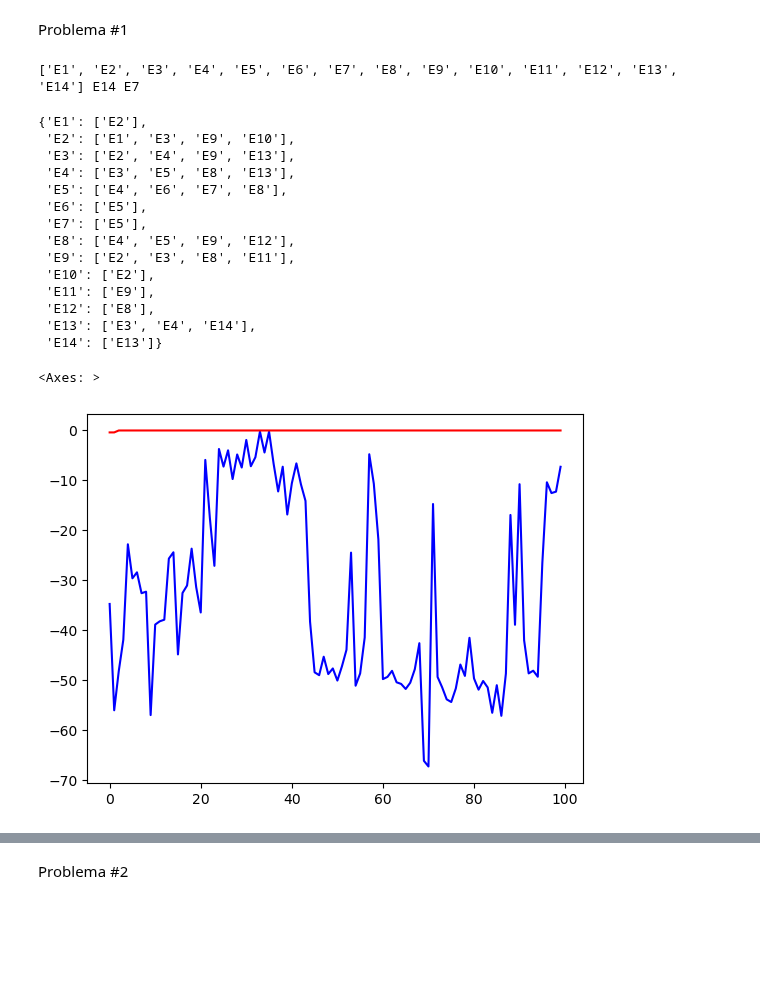
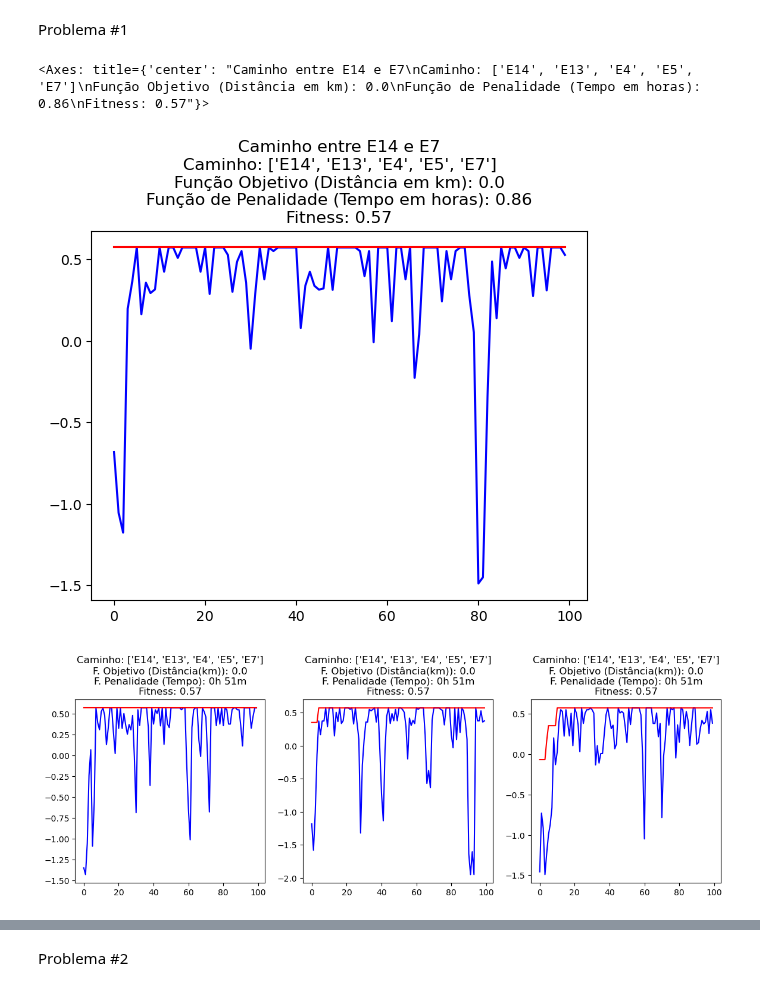
Before and after one commit to ThiagoBrandenburg/Implementacoes-IA, a Jupyter notebook: AlgoritmoGenetico/nb_metro.ipynb, the cells around one changed output, grey strips where cells are left out. Cells and saved outputs as stored; diff of their text form; code cells hidden in the pictures; blank space fills up the shorter version.

```diff
--- a/AlgoritmoGenetico/nb_metro.ipynb
+++ b/AlgoritmoGenetico/nb_metro.ipynb
@@ -13,30 +17,23 @@ from scripts.problems import MetroNew
 # %% [markdown]
 Problema #1
 # %%
-config = Leitor().loadJson('data/metroNew1.json')
+config1 = Leitor().loadJson('data/metroNew1.json')
+config2 = Leitor().loadJson('data/metroNew2.json')
 problem = MetroNew()
-ambiente = Ambiente(config, problem)
-problem.neighboors
-# %% [output]
-['E1', 'E2', 'E3', 'E4', 'E5', 'E6', 'E7', 'E8', 'E9', 'E10', 'E11', 'E12', 'E13', 'E14'] E14 E7
-{'E1': ['E2'],
- 'E2': ['E1', 'E3', 'E9', 'E10'],
- 'E3': ['E2', 'E4', 'E9', 'E13'],
- 'E4': ['E3', 'E5', 'E8', 'E13'],
- 'E5': ['E4', 'E6', 'E7', 'E8'],
- 'E6': ['E5'],
- 'E7': ['E5'],
- 'E8': ['E4', 'E5', 'E9', 'E12'],
- 'E9': ['E2', 'E3', 'E8', 'E11'],
- 'E10': ['E2'],
- 'E11': ['E9'],
- 'E12': ['E8'],
- 'E13': ['E3', 'E4', 'E14'],
- 'E14': ['E13']}
-# %%
-ambiente.run()
-sns.lineplot(ambiente.results_mean,color='Blue')
-sns.lineplot(ambiente.results_best,color='Red')
-# %% [output]
-<Axes: >
-[figure, removed]
+# %%
+ambiente1 = Ambiente(config1, problem)
+ambiente1.run()
+melhor = problem.decode(ambiente1.elite_population[0])
+title = (
+    'Caminho entre E14 e E7\n'
+    'Caminho: ' + str(melhor) +  '\n' +
+    'Função Objetivo (Distância em km): {:.2}\n'.format(problem.objective_function(melhor)) +
+    'Função de Penalidade (Tempo em horas): {:.2}\n'.format(problem.penality_function(melhor)) +
+    'Fitness: {:.2}'.format(problem.fitness(melhor))
+)
+
+sns.lineplot(ambiente1.results_mean,color='Blue').set(title=title)
+sns.lineplot(ambiente1.results_best,color='Red')
+# %% [output]
+<Axes: title={'center': "Caminho entre E14 e E7\nCaminho: ['E14', 'E13', 'E4', 'E5', 'E7']\nFunção Objetivo (Distância em km): 0.0\nFunção de Penalidade (Tempo em horas): 0.86\nFitness: 0.57"}>
+[figure, added]
@@ -42,0 +44,17 @@ sns.lineplot(ambiente.results_best,color='Red')
+# %%
+fig, axes = plt.subplots(1,3,figsize=(14,4))
+
+for i in range(3):
+    melhor = problem.decode(problem1[i].elite_population[0])
+    tempo = problem.penality_function(melhor)
+    title = (
+        'Caminho: ' + str(melhor) +  '\n' +
+        'F. Objetivo (Distância(km)): {:.2}\n'.format(problem.objective_function(melhor)) +
+        'F. Penalidade (Tempo): ' + str(int(tempo//1))+'h ' + str(int((tempo%1)*60))+'m\n'
+        'Fitness: {:.2}'.format(problem.fitness(melhor))
+    )
+
+    sns.lineplot(problem1[i].results_mean,color='Blue',ax=axes[i]).set(title=title)
+    sns.lineplot(problem1[i].results_best,color='Red',ax=axes[i])
+# %% [output]
+[figure, added]
```
Also changed, not shown: parts of 12 cells of this notebook, 1 other file.
